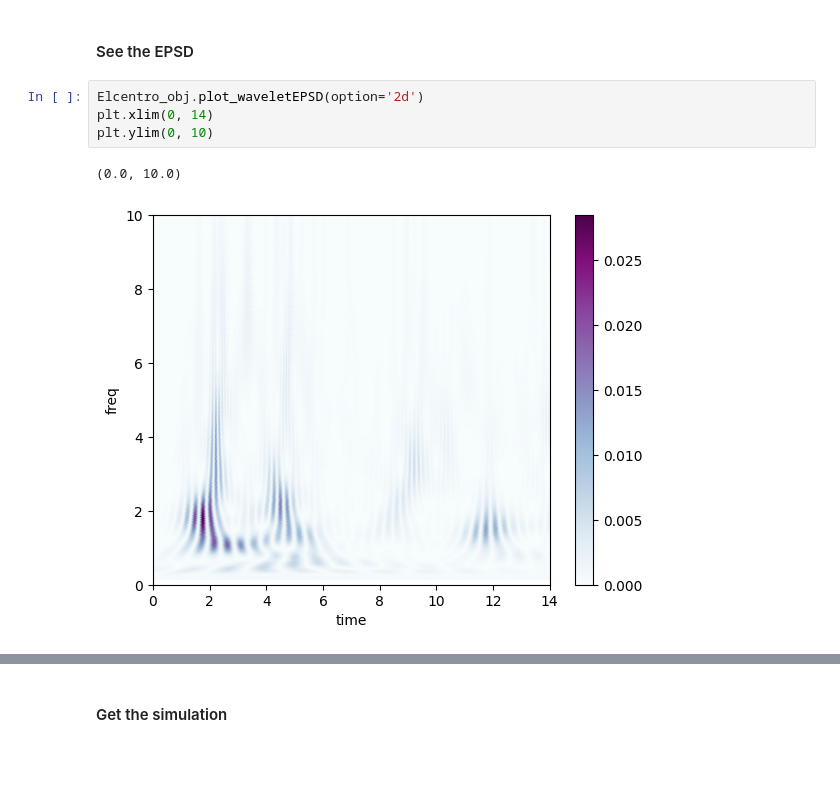
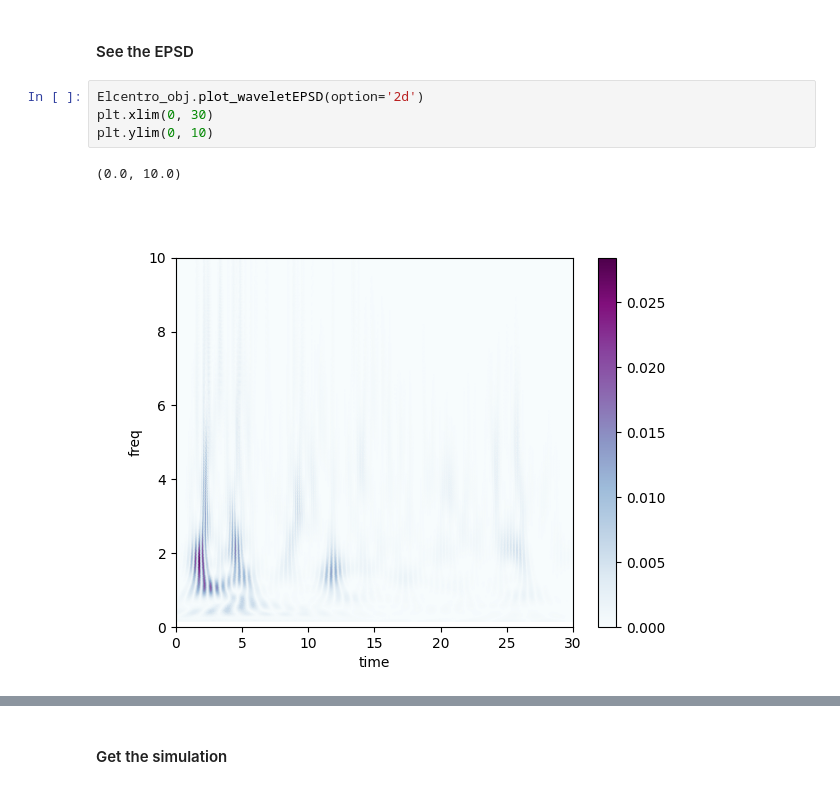
Before and after one commit to leslieDLcy/StoSpecRep, a Jupyter notebook: notebook/Elcentro_test.ipynb, the cells around one changed output, grey strips where cells are left out. Cells and saved outputs as stored; diff of their text form; blank space fills up the shorter version.

```diff
--- a/notebook/Elcentro_test.ipynb
+++ b/notebook/Elcentro_test.ipynb
@@ -102,9 +86,9 @@ Elcentro_obj.t_axis.shape
 #### See the EPSD
 # %%
 Elcentro_obj.plot_waveletEPSD(option='2d')
-plt.xlim(0, 14)
+plt.xlim(0, 30)
 plt.ylim(0, 10)
 # %% [output]
 (0.0, 10.0)
-[figure, old version]
+[figure, new version]
 # %%
```
Also changed, not shown: parts of 18 cells of this notebook, 1 other file.
